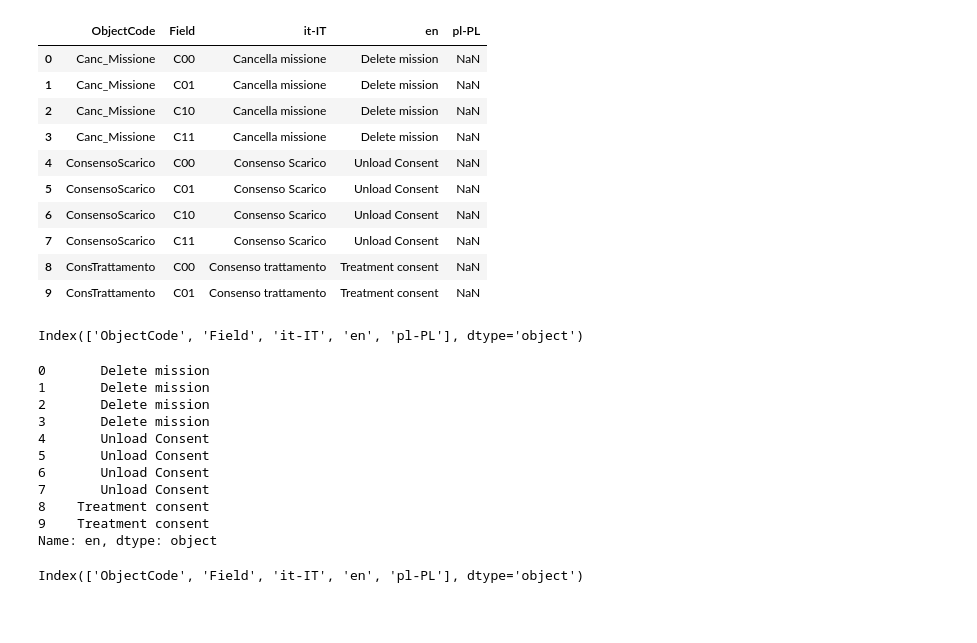
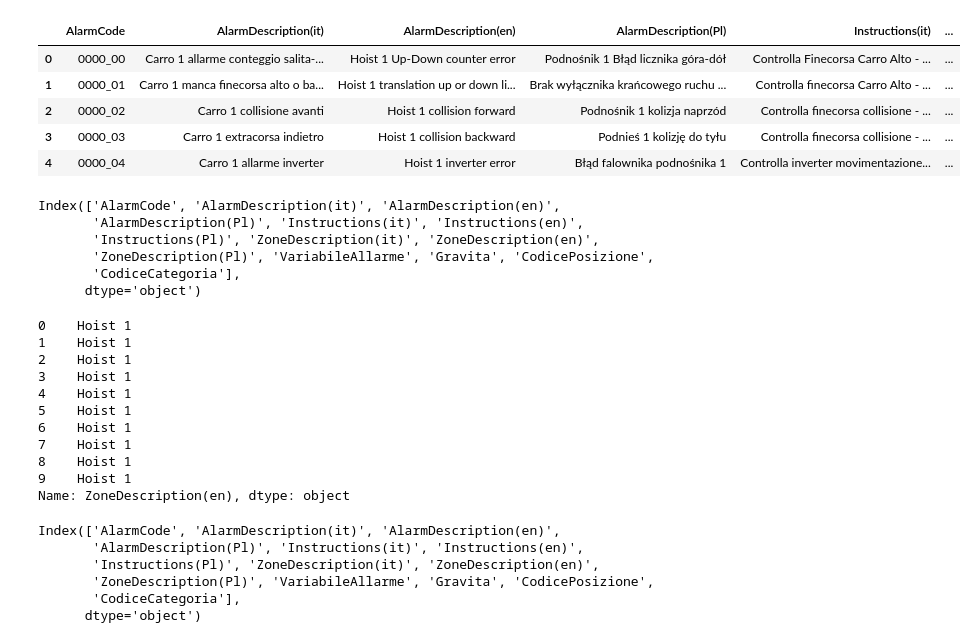
Before and after one commit to LukasZlocki/language_translator, a Jupyter notebook: language_translator.ipynb, the cells around one changed output. Drawn from its saved outputs; the diff is of its cells as text; code cells hidden in the pictures; blank space fills up the shorter version.

```diff
--- a/language_translator.ipynb
+++ b/language_translator.ipynb
@@ -32,48 +31,53 @@ async def translate_dataset(dataset, destination_language):
     return translated_dataset
 # %%
 # File name to read
-file_name_read = 'BT_ObjectTranslation.csv'
+file_name_read = 'AlarmTranslation_pl_pl.txt'
 
 # File name to save
-file_name_save = 'BT_ObjectTranslation_pl.csv'
+file_name_save = 'AlarmTranslation_pl_pl_pl.txt'
 # %%
 # Load data to dataset
-df = pd.read_csv(file_name, sep=';')
+df = pd.read_csv(file_name_read, sep=';',  encoding='utf-8')
 # %%
-df.head(10)
+df.head(5)
 # %% [output]
-|  | ObjectCode | Field | it-IT | en | pl-PL |
-| 0 | Canc_Missione | C00 | Cancella missione | Delete mission | NaN |
-| 1 | Canc_Missione | C01 | Cancella missione | Delete mission | NaN |
-| 2 | Canc_Missione | C10 | Cancella missione | Delete mission | NaN |
-| 3 | Canc_Missione | C11 | Cancella missione | Delete mission | NaN |
-| 4 | ConsensoScarico | C00 | Consenso Scarico | Unload Consent | NaN |
-| 5 | ConsensoScarico | C01 | Consenso Scarico | Unload Consent | NaN |
-| 6 | ConsensoScarico | C10 | Consenso Scarico | Unload Consent | NaN |
-| 7 | ConsensoScarico | C11 | Consenso Scarico | Unload Consent | NaN |
-| 8 | ConsTrattamento | C00 | Consenso trattamento | Treatment consent | NaN |
-| 9 | ConsTrattamento | C01 | Consenso trattamento | Treatment consent | NaN |
+|  | AlarmCode | AlarmDescription(it) | AlarmDescription(en) | AlarmDescription(Pl) | Instructions(it) | ... |
+| 0 | 0000_00 | Carro 1 allarme conteggio salita-... | Hoist 1 Up-Down counter error | Podnośnik 1 Błąd licznika góra-dół | Controlla Finecorsa Carro Alto - ... | ... |
+| 1 | 0000_01 | Carro 1 manca finecorsa alto o ba... | Hoist 1 translation up or down li... | Brak wyłącznika krańcowego ruchu ... | Controlla finecorsa Carro Alto - ... | ... |
+| 2 | 0000_02 | Carro 1 collisione avanti | Hoist 1 collision forward | Podnośnik 1 kolizja naprzód | Controlla finecorsa collisione - ... | ... |
+| 3 | 0000_03 | Carro 1 extracorsa indietro | Hoist 1 collision backward | Podnieś 1 kolizję do tyłu | Controlla finecorsa collisione - ... | ... |
+| 4 | 0000_04 | Carro 1 allarme inverter | Hoist 1 inverter error | Błąd falownika podnośnika 1 | Controlla inverter movimentazione... | ... |
 # %%
 df.columns
 # %% [output]
-Index(['ObjectCode', 'Field', 'it-IT', 'en', 'pl-PL'], dtype='object')
+Index(['AlarmCode', 'AlarmDescription(it)', 'AlarmDescription(en)',
+       'AlarmDescription(Pl)', 'Instructions(it)', 'Instructions(en)',
+       'Instructions(Pl)', 'ZoneDescription(it)', 'ZoneDescription(en)',
+       'ZoneDescription(Pl)', 'VariabileAllarme', 'Gravita', 'CodicePosizione',
+       'CodiceCategoria'],
+      dtype='object')
 # %%
-extracted_df = df['en']
+extracted_df = df['ZoneDescription(en)']
 extracted_df.head(10)
 # %% [output]
-0       Delete mission
-1       Delete mission
-2       Delete mission
-3       Delete mission
-4       Unload Consent
-5       Unload Consent
-6       Unload Consent
-7       Unload Consent
-8    Treatment consent
-9    Treatment consent
-Name: en, dtype: object
+0    Hoist 1
+1    Hoist 1
+2    Hoist 1
+3    Hoist 1
+4    Hoist 1
+5    Hoist 1
+6    Hoist 1
+7    Hoist 1
+8    Hoist 1
+9    Hoist 1
+Name: ZoneDescription(en), dtype: object
 # %%
 df.columns
 # %% [output]
-Index(['ObjectCode', 'Field', 'it-IT', 'en', 'pl-PL'], dtype='object')
+Index(['AlarmCode', 'AlarmDescription(it)', 'AlarmDescription(en)',
+       'AlarmDescription(Pl)', 'Instructions(it)', 'Instructions(en)',
+       'Instructions(Pl)', 'ZoneDescription(it)', 'ZoneDescription(en)',
+       'ZoneDescription(Pl)', 'VariabileAllarme', 'Gravita', 'CodicePosizione',
+       'CodiceCategoria'],
+      dtype='object')
 # %%
```
Also changed, not shown: parts of 10 cells of this notebook, 1 other file.
